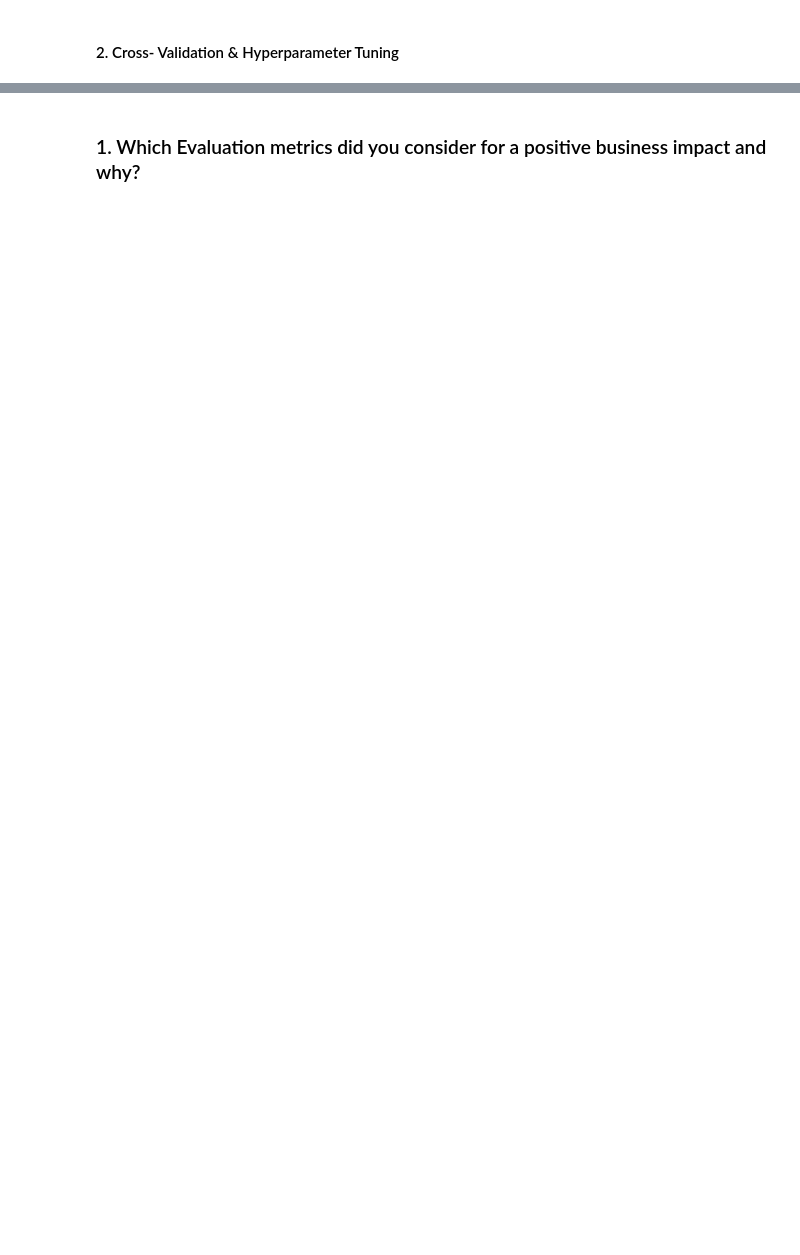
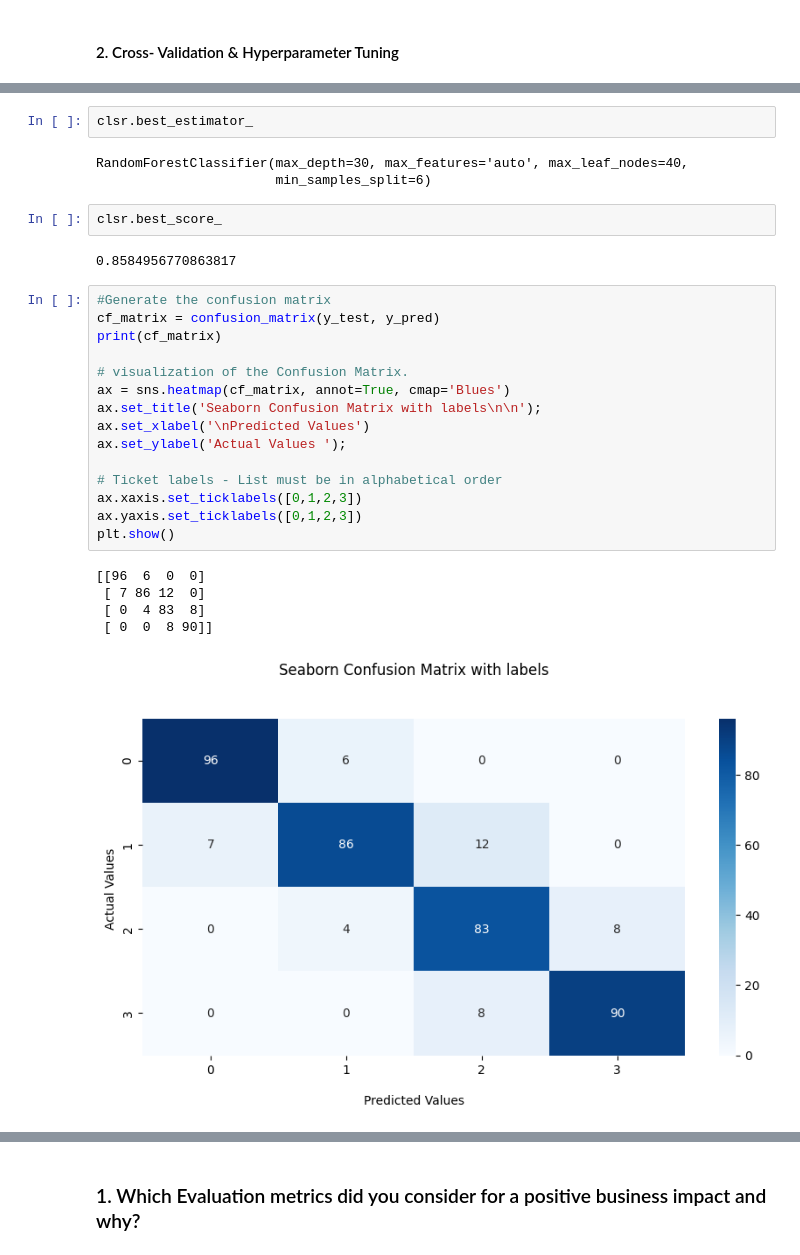
Before and after one commit to kapilkukreja469/Mobile_price_range_prediction, a Jupyter notebook: Mobile_price_range_prediction_by_kapil_kukreja.ipynb, the cells around one changed output, grey strips where cells are left out. Drawn from its saved outputs; the diff is of its cells as text; blank space fills up the shorter version.

```diff
--- a/Mobile_price_range_prediction_by_kapil_kukreja.ipynb
+++ b/Mobile_price_range_prediction_by_kapil_kukreja.ipynb
@@ -1485,0 +1713,30 @@ Answer Here.
+# %%
+clsr.best_estimator_
+# %% [output]
+RandomForestClassifier(max_depth=30, max_features='auto', max_leaf_nodes=40,
+                       min_samples_split=6)
+# %%
+clsr.best_score_
+# %% [output]
+0.8584956770863817
+# %%
+#Generate the confusion matrix
+cf_matrix = confusion_matrix(y_test, y_pred)
+print(cf_matrix)
+
+# visualization of the Confusion Matrix.
+ax = sns.heatmap(cf_matrix, annot=True, cmap='Blues')
+ax.set_title('Seaborn Confusion Matrix with labels\n\n');
+ax.set_xlabel('\nPredicted Values')
+ax.set_ylabel('Actual Values ');
+
+# Ticket labels - List must be in alphabetical order
+ax.xaxis.set_ticklabels([0,1,2,3])
+ax.yaxis.set_ticklabels([0,1,2,3])
+plt.show()
+# %% [output]
+[[96  6  0  0]
+ [ 7 86 12  0]
+ [ 0  4 83  8]
+ [ 0  0  8 90]]
+[figure, added]
```
Also changed, not shown: parts of 60 cells of this notebook.
